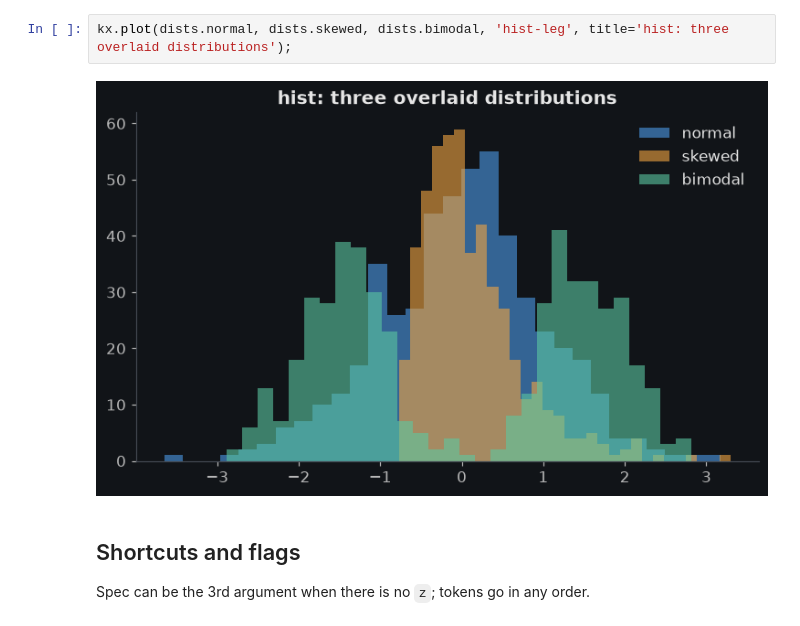
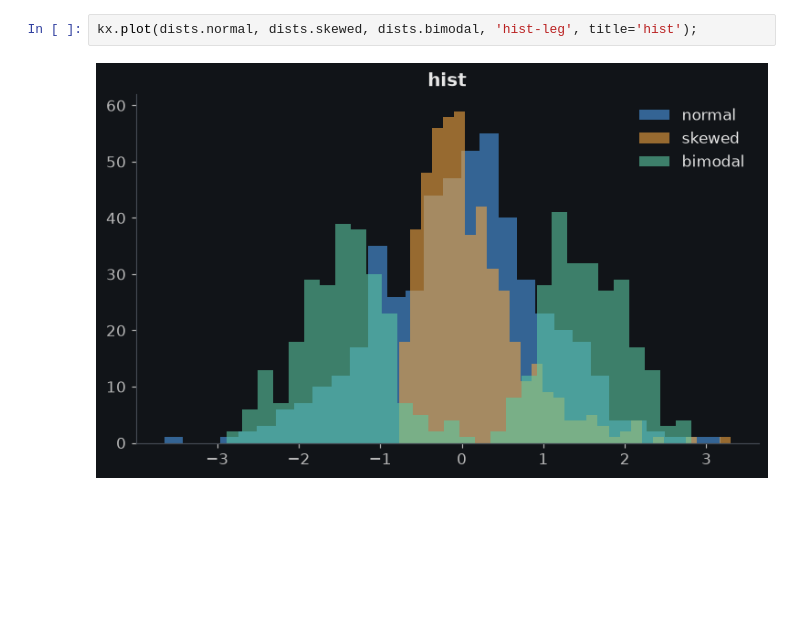
Before and after one commit to vhrabar/kx-mplstyles, a Jupyter notebook: previews/demo.ipynb, the cells around one changed output. Cells and saved outputs as stored; diff of their text form; blank space fills up the shorter version.

```diff
--- a/previews/demo.ipynb
+++ b/previews/demo.ipynb
@@ -41,7 +32,4 @@ kx.plot(monthly.month, monthly.y2025, monthly.y2026, 'bar-leg', title='bar: grou
 # %%
-kx.plot(dists.normal, dists.skewed, dists.bimodal, 'hist-leg', title='hist: three overlaid distributions');
+kx.plot(dists.normal, dists.skewed, dists.bimodal, 'hist-leg', title='hist');
 # %% [output]
-[figure, old version]
+[figure, new version]
-# %% [markdown]
-## Shortcuts and flags
-Spec can be the 3rd argument when there is no `z`; tokens go in any order.
```
Also changed, not shown: parts of 21 cells of this notebook, 6 other files.
